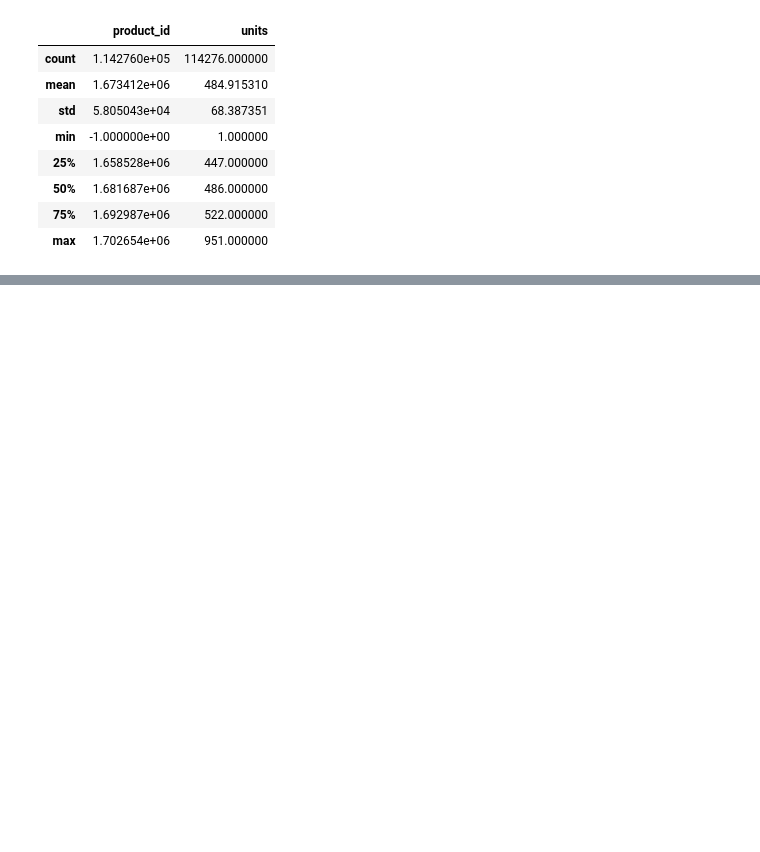
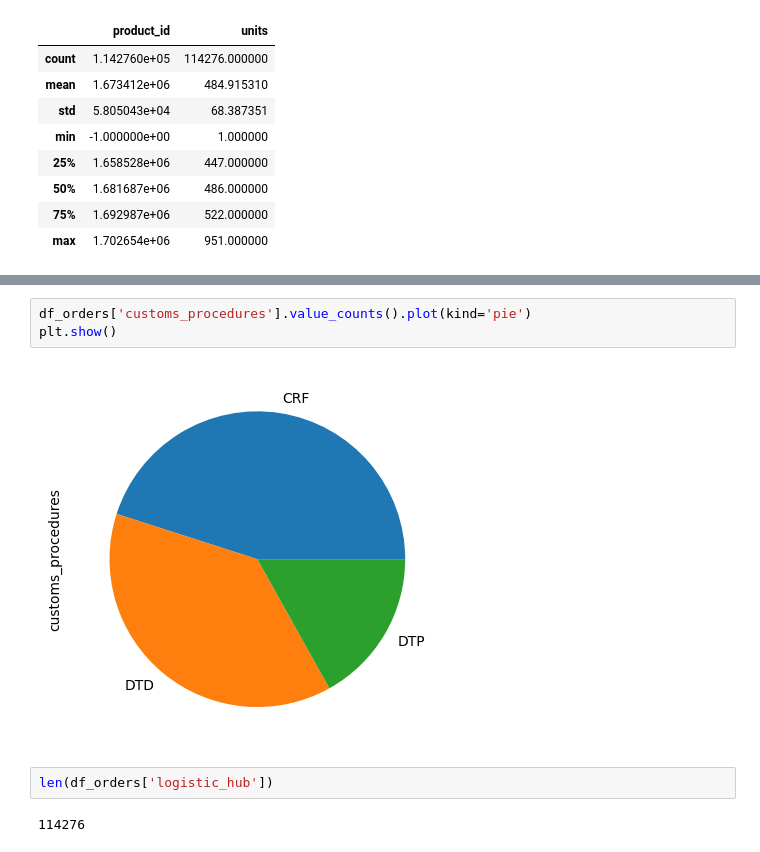
Before and after one commit to waze96/SupplyChainResilience-Datathon-2022-UPC, a Jupyter notebook: RAW_DATA/Pre_processing.ipynb, the cells around one changed output, grey strips where cells are left out. Cells and saved outputs as stored; diff of their text form; blank space fills up the shorter version.

```diff
--- a/RAW_DATA/Pre_processing.ipynb
+++ b/RAW_DATA/Pre_processing.ipynb
@@ -67,0 +96,9 @@ df_orders.boxplot()
+# %%
+df_orders['customs_procedures'].value_counts().plot(kind='pie')
+plt.show()
+# %% [output]
+[figure, added]
+# %%
+len(df_orders['logistic_hub'])
+# %% [output]
+114276
```
Also changed, not shown: parts of 11 cells of this notebook, 1 other file.
